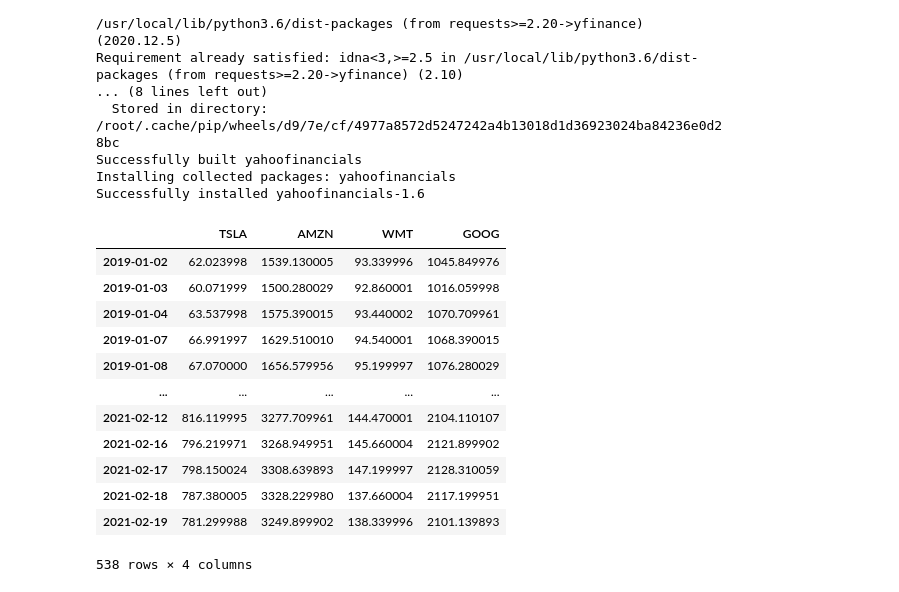
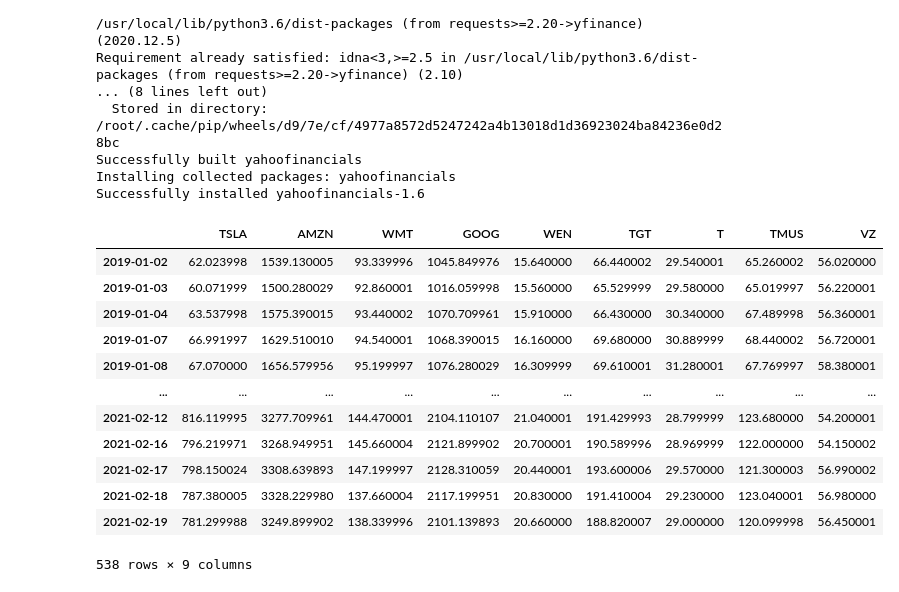
Before and after one commit to xanasa14/Finances, a Jupyter notebook: DownloadingDataYahooFinance.ipynb, the cells around one changed output. Cells and saved outputs as stored; diff of their text form; code cells hidden in the pictures.

```diff
--- a/DownloadingDataYahooFinance.ipynb
+++ b/DownloadingDataYahooFinance.ipynb
@@ -26,36 +26,36 @@ import pandas as pd
 import yfinance as yf
 from yahoofinancials import YahooFinancials
 # %%
-companies = ['TSLA',"AMZN",'WMT','GOOG',"WEN","TGT"]
+companies = ['TSLA',"AMZN",'WMT','GOOG',"WEN","TGT",'T','TMUS', 'VZ','CTSH',"ACN"]
 finalData=pd.DataFrame()
 for company in companies:
   tsla_df = yf.download(company,
                       start='2019-01-01',
                       end='2021-02-22',
                       progress=False)
   tsla_df = tsla_df.drop(columns=['Open', 'High','Low', 'Volume',"Adj Close"])
   tsla_df = tsla_df.rename(columns={'Close': company})
   tmp = tsla_df[str(company)]
 
   finalData = finalData.append(tmp, ignore_index=True)
 finalData
 finalData = finalData.T # or df2.transpose()
 for i in range(len(companies)):
   finalData = finalData.rename(columns={i: companies[i]})
-
+finalData.to_csv('/content/drive/MyDrive/YahooData/YahooFinanceData.csv', index = False, header=True)
 finalData
 # %% [output]
-|  | TSLA | AMZN | WMT | GOOG |
-| 2019-01-02 | 62.023998 | 1539.130005 | 93.339996 | 1045.849976 |
-| 2019-01-03 | 60.071999 | 1500.280029 | 92.860001 | 1016.059998 |
-| 2019-01-04 | 63.537998 | 1575.390015 | 93.440002 | 1070.709961 |
-| 2019-01-07 | 66.991997 | 1629.510010 | 94.540001 | 1068.390015 |
-| 2019-01-08 | 67.070000 | 1656.579956 | 95.199997 | 1076.280029 |
-| ... | ... | ... | ... | ... |
-| 2021-02-12 | 816.119995 | 3277.709961 | 144.470001 | 2104.110107 |
-| 2021-02-16 | 796.219971 | 3268.949951 | 145.660004 | 2121.899902 |
-| 2021-02-17 | 798.150024 | 3308.639893 | 147.199997 | 2128.310059 |
-| 2021-02-18 | 787.380005 | 3328.229980 | 137.660004 | 2117.199951 |
-| 2021-02-19 | 781.299988 | 3249.899902 | 138.339996 | 2101.139893 |
+|  | TSLA | AMZN | WMT | GOOG | WEN | TGT | T | TMUS | VZ |
+| 2019-01-02 | 62.023998 | 1539.130005 | 93.339996 | 1045.849976 | 15.640000 | 66.440002 | 29.540001 | 65.260002 | 56.020000 |
+| 2019-01-03 | 60.071999 | 1500.280029 | 92.860001 | 1016.059998 | 15.560000 | 65.529999 | 29.580000 | 65.019997 | 56.220001 |
+| 2019-01-04 | 63.537998 | 1575.390015 | 93.440002 | 1070.709961 | 15.910000 | 66.430000 | 30.340000 | 67.489998 | 56.360001 |
+| 2019-01-07 | 66.991997 | 1629.510010 | 94.540001 | 1068.390015 | 16.160000 | 69.680000 | 30.889999 | 68.440002 | 56.720001 |
+| 2019-01-08 | 67.070000 | 1656.579956 | 95.199997 | 1076.280029 | 16.309999 | 69.610001 | 31.280001 | 67.769997 | 58.380001 |
+| ... | ... | ... | ... | ... | ... | ... | ... | ... | ... |
+| 2021-02-12 | 816.119995 | 3277.709961 | 144.470001 | 2104.110107 | 21.040001 | 191.429993 | 28.799999 | 123.680000 | 54.200001 |
+| 2021-02-16 | 796.219971 | 3268.949951 | 145.660004 | 2121.899902 | 20.700001 | 190.589996 | 28.969999 | 122.000000 | 54.150002 |
+| 2021-02-17 | 798.150024 | 3308.639893 | 147.199997 | 2128.310059 | 20.440001 | 193.600006 | 29.570000 | 121.300003 | 56.990002 |
+| 2021-02-18 | 787.380005 | 3328.229980 | 137.660004 | 2117.199951 | 20.830000 | 191.410004 | 29.230000 | 123.040001 | 56.980000 |
+| 2021-02-19 | 781.299988 | 3249.899902 | 138.339996 | 2101.139893 | 20.660000 | 188.820007 | 29.000000 | 120.099998 | 56.450001 |
-538 rows × 4 columns
+538 rows × 9 columns
 # %%
```
Also changed, not shown: parts of 1 cell of this notebook.
